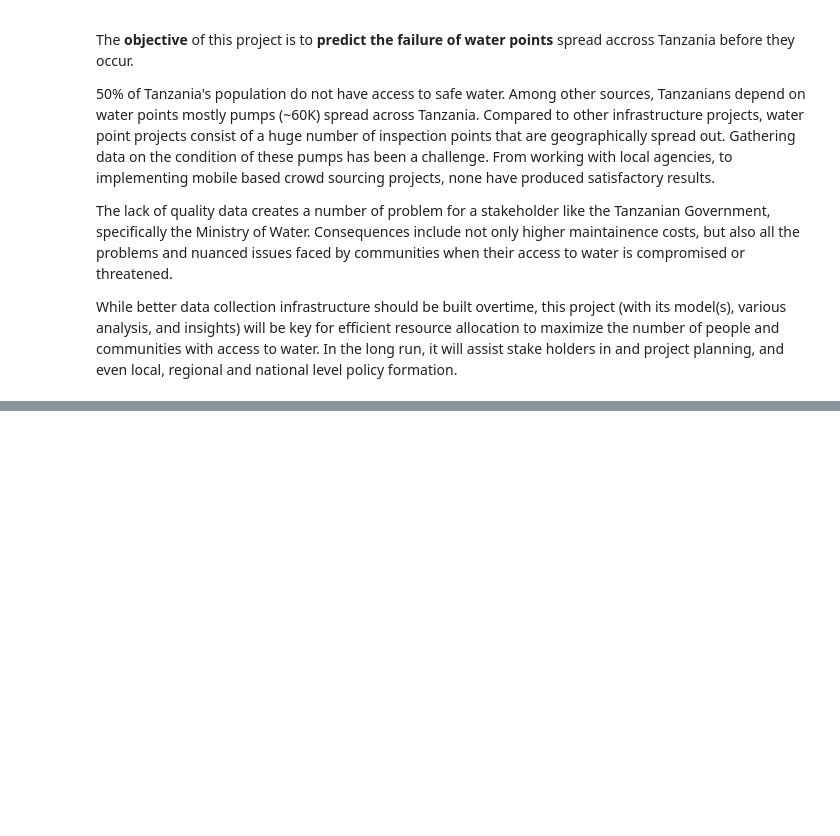
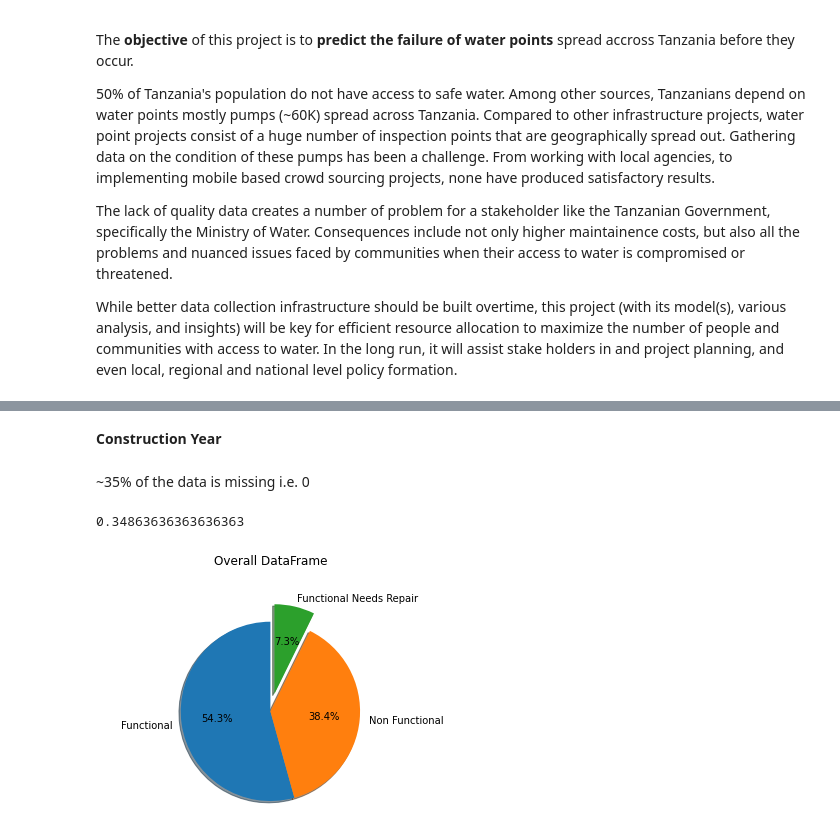
Before and after one commit to TashiNyangmi/pump_it_up, a Jupyter notebook: pump_it_up/notebooks/3. Pre-processing & Training Data Development.ipynb, the cells around one changed output, grey strips where cells are left out. Drawn from its saved outputs; the diff is of its cells as text; code cells hidden in the pictures; blank space fills up the shorter version.

```diff
--- a/pump_it_up/notebooks/3. Pre-processing & Training Data Development.ipynb
+++ b/pump_it_up/notebooks/3. Pre-processing & Training Data Development.ipynb
@@ -82,0 +40,2 @@ df.drop(columns = cols_to_drop, inplace = True)
+# %%
+df = pd.read_csv('../data/interim/df.csv')
@@ -82,0 +82,24 @@ df.drop(columns = cols_to_drop, inplace = True)
+# %% [markdown]
+**Construction Year**
+# %% [markdown]
+~35% of the data is missing i.e. 0
+# %%
+(df['construction_year']==0).sum()/len(df)
+# %% [output]
+0.34863636363636363
+# %%
+s = df['target_var'].value_counts()/len(df)
+
+fig, ax = plt.subplots()
+
+ax.pie(s.values, labels=s.index.str.title(),
+       autopct='%1.1f%%',
+       explode = (0,0,0.2),
+       shadow=True, startangle=90)
+
+ax.set_title('Overall DataFrame',
+             pad = 30)
+# Equal aspect ratio ensures that pie is drawn as a circle.
+ax.axis('equal');
+# %% [output]
+[figure, added]
```
Also changed, not shown: parts of 77 cells of this notebook, 4 other files.
